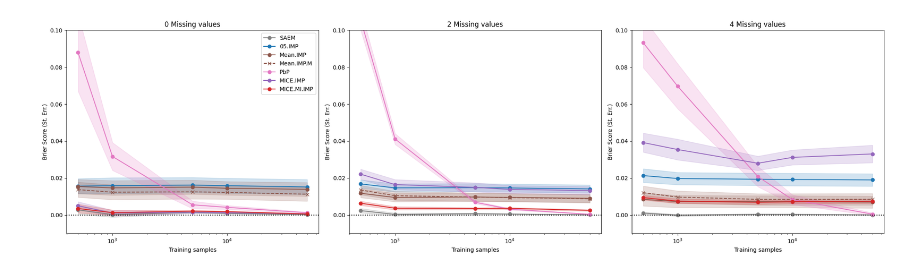
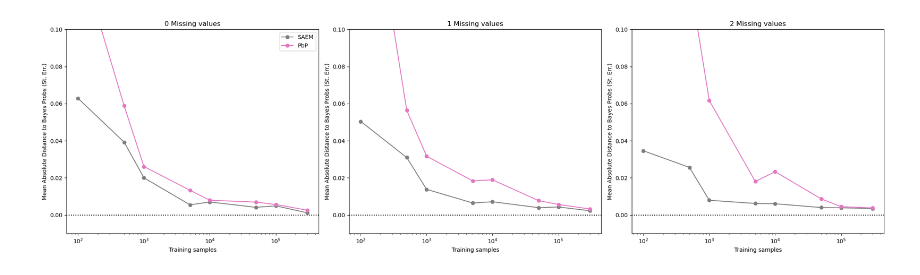
Before and after one commit to ChristopheMuller/logistic_with_NAs, a Jupyter notebook: 7_plot_pred_scores.ipynb, the cells around one changed output. Saved outputs shown, nothing was run; the diff lists cells and outputs as text; code cells hidden in the pictures.

```diff
--- a/7_plot_pred_scores.ipynb
+++ b/7_plot_pred_scores.ipynb
@@ -427,33 +427,33 @@ def plot_pred_scores_patterns(
 
     plt.tight_layout()
     if save is not None:
         plt.savefig(save)
 
     plt.show()
 
 
-metric = "brier_score"
+metric = "mae_score_bayes"
 remove_methods=["05.IMP.M", "ICE.IMP", "ICE.IMP.M", "ICEY.IMP.M", "ICEY.IMP", "MICE.Y.IMP", "MICE.Y.M.IMP", "MICE.M.IMP"]
 select_methods=None
 
 plot_pred_scores_patterns(
 
     simulation_set_up,
     metric = metric,
     diff_bayes=True,
-    patterns=[0, 2, 4],
+    patterns=[0, 1, 2],
 
     max_y = 0.10,
     min_y = -0.01,
 
     remove_methods=remove_methods,
     select_methods=select_methods,
 
     size_height = 6,
     size_width = 7,
 
     # save = "data/ExpA/figures/brier_patterns.pdf"
 
 )
 # %% [output]
-[figure, old version]
+[figure, new version]
```
Also changed, not shown: parts of 2 cells of this notebook, 7 other files.
